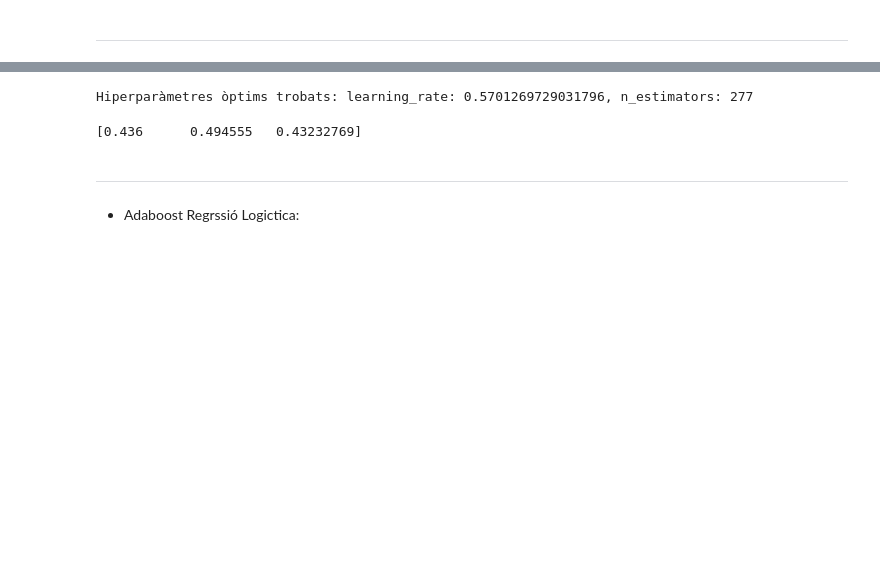
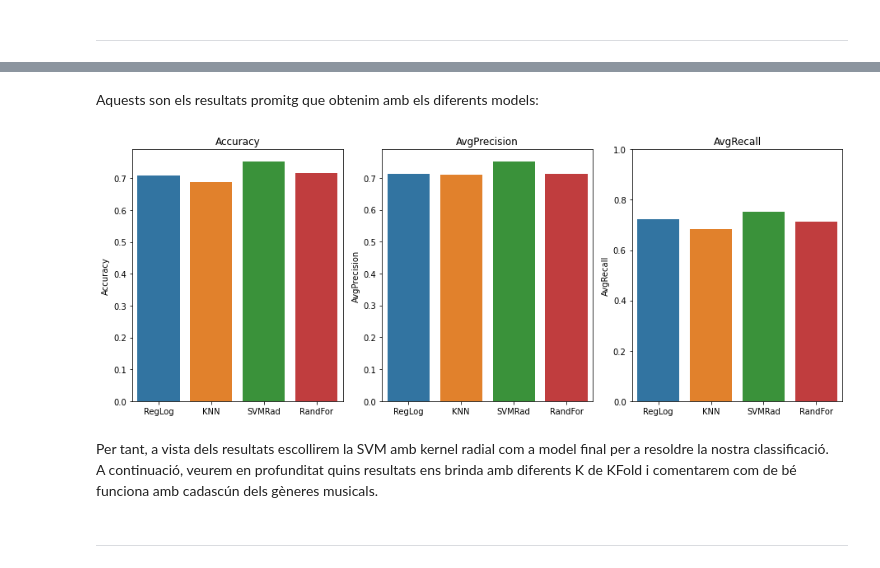
Before and after one commit to UnRusoEnBolas/APC_Prac2_NEW, a Jupyter notebook: GPA305_1030_Practica2_Classificacio.ipynb, the cells around one changed output, grey strips where cells are left out. Cells and saved outputs as stored; diff of their text form; code cells hidden in the pictures; blank space fills up the shorter version.

```diff
--- a/GPA305_1030_Practica2_Classificacio.ipynb
+++ b/GPA305_1030_Practica2_Classificacio.ipynb
@@ -1294,7 +1259,7 @@ def crossValidation(K, model):
     print(res)
     return res
 # %%
-models = ['RegLog', 'KNN', 'SVMRad', 'RandFor', 'Ada', 'AdaLog']
+models = ['RegLog', 'KNN', 'SVMRad', 'RandFor']
 metrics = ['Accuracy', 'AvgPrecision', 'AvgRecall',]
 results = np.zeros((len(models), len(metrics)))
 # %% [markdown]
@@ -1421,11 +1378,11 @@ results[2]=crossValidation(10,best_svc)
 # %%
 rf_params = {
     "max_depth": np.random.randint(3, 35, size=(500)),
-    "n_estimators": np.random.randint(5, 300, size=(500)),
+    "n_estimators": np.random.randint(5, 100, size=(500)),
     "criterion": ["gini", "entropy"]
 }
 # %%
 rf = RandomForestClassifier(n_jobs=-1)
-clf = RandomizedSearchCV(rf, rf_params, n_iter=100, cv=10, random_state=42, n_jobs=-1, verbose=1)
+clf = RandomizedSearchCV(rf, rf_params, n_iter=500, cv=10, random_state=42, n_jobs=-1, verbose=1)
 clf.fit(X, y);
 # %% [output]
@@ -1473,15 +1416,19 @@ Fitting 10 folds for each of 100 candidates, totalling 1000 fits
-# %%
-n_estimators = clf.best_estimator_.get_params()['n_estimators']
-learning_rate = clf.best_estimator_.get_params()['learning_rate']
-print(f"Hiperparàmetres òptims trobats: learning_rate: {learning_rate}, n_estimators: {n_estimators}")
-# %% [output]
-Hiperparàmetres òptims trobats: learning_rate: 0.5701269729031796, n_estimators: 277
-# %%
-best_ada = AdaBoostClassifier( n_estimators=n_estimators, learning_rate=learning_rate)
-results[4]=crossValidation(10,best_ada)
-# %% [output]
-[0.436      0.494555   0.43232769]
+# %% [markdown]
+Aquests son els resultats promitg que obtenim amb els diferents models:
+# %%
+results_df = pd.DataFrame(data = results, columns = metrics, index = models)
+fig = plt.figure()
+for i in range(1,4):
+  ax = fig.add_subplot(1,4,i)
+  ax.set_title(metrics[i-1])
+  sns.barplot(ax = ax, data=results_df, x=models, y=metrics[i-1]);
+fig.set_size_inches(17, 5)
+plt.ylim(0,1)
+plt.tight_layout();
+# %% [output]
+[figure, added]
+# %% [markdown]
+Per tant, a vista dels resultats escollirem la SVM amb kernel radial com a model final per a resoldre la nostra classificació.
+A continuació, veurem en profunditat quins resultats ens brinda amb diferents K de KFold i comentarem com de bé funciona amb cadascún dels gèneres musicals.
 # %% [markdown]
 ---
-# %% [markdown]
-- Adaboost Regrssió Logictica:
```
Also changed, not shown: parts of 51 cells of this notebook.
